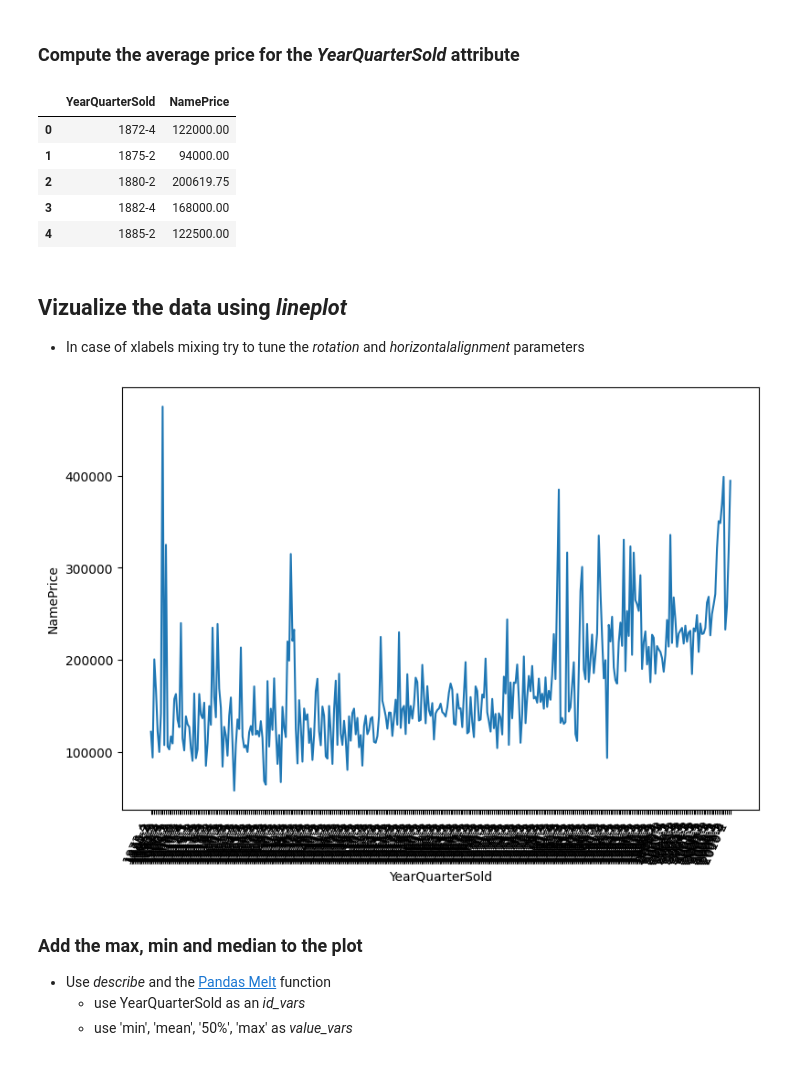
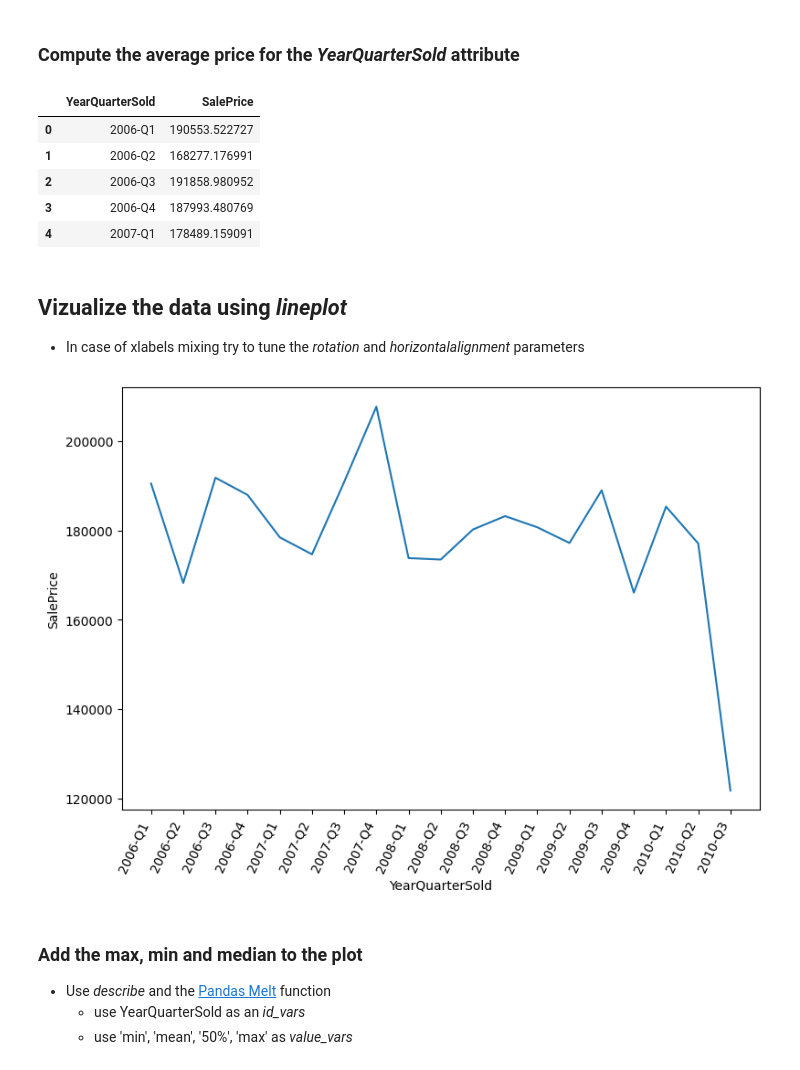
Before and after one commit to TotalChaosRexinator/School, a Jupyter notebook: fml_02.ipynb, the cells around one changed output. Drawn from its saved outputs; the diff is of its cells as text; code cells hidden in the pictures.

```diff
--- a/fml_02.ipynb
+++ b/fml_02.ipynb
@@ -200,6 +200,6 @@ sns.scatterplot(data=df[df.GrLivArea<3000], x='GrLivArea', y='SalePrice', hue='B
     * We can map the values using the *apply* function or use string concatenation directly
 * 💡 If you need to change data type of the columns, you can use *astype*
 # %%
-df['QuarterSold'] = (df.MoSold +2)//3
-df['YearQuarterSold'] = df.YearBuilt.astype(str) + '-' + df.QuarterSold.astype(str)
-df['YearQuarterSold'].head()
+
+df['Quarter'] = ((df['MoSold'] - 1) // 3 + 1).astype(int)
+df['YearQuarterSold'] = df['YrSold'].astype(str) + '-Q' + df['Quarter'].astype(str)
@@ -214,25 +206,25 @@ dtype: object
 # %% [markdown]
 ### Compute the average price for the *YearQuarterSold* attribute
 # %%
-df_agg = df.groupby('YearQuarterSold').SalePrice.mean().reset_index(name='NamePrice')
-df_agg.head()
+avg_price = df.groupby('YearQuarterSold')['SalePrice'].mean().reset_index()
+avg_price.head()
 # %% [output]
-|  | YearQuarterSold | NamePrice |
-| 0 | 1872-4 | 122000.00 |
-| 1 | 1875-2 | 94000.00 |
-| 2 | 1880-2 | 200619.75 |
-| 3 | 1882-4 | 168000.00 |
-| 4 | 1885-2 | 122500.00 |
+|  | YearQuarterSold | SalePrice |
+| 0 | 2006-Q1 | 190553.522727 |
+| 1 | 2006-Q2 | 168277.176991 |
+| 2 | 2006-Q3 | 191858.980952 |
+| 3 | 2006-Q4 | 187993.480769 |
+| 4 | 2007-Q1 | 178489.159091 |
 # %% [markdown]
 ## Vizualize the data using *lineplot*
 - In case of xlabels mixing try to tune the *rotation* and *horizontalalignment* parameters
 # %%
 fig = plt.figure(figsize=(9,6))
-sns.lineplot(data=df_agg, x='YearQuarterSold', y='NamePrice')
+sns.lineplot(data=avg_price, x='YearQuarterSold', y='SalePrice')
 plt.xticks(rotation=65, horizontalalignment='right')
 plt.show()
 # %% [output]
-[figure, old version]
+[figure, new version]
 # %% [markdown]
 ### Add the max, min and median to the plot
 - Use *describe* and the [Pandas Melt](https://pandas.pydata.org/pandas-docs/stable/reference/api/pandas.melt.html) function
```
Also changed, not shown: parts of 1 cell of this notebook.
